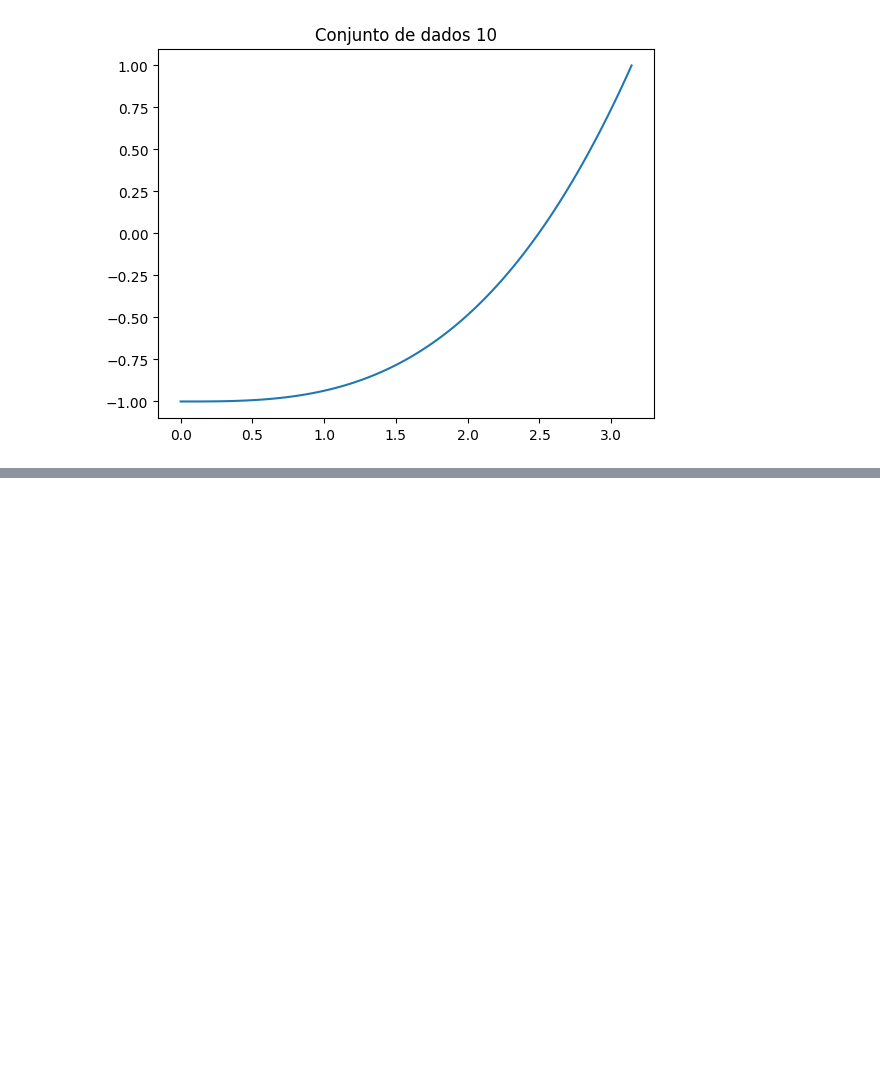
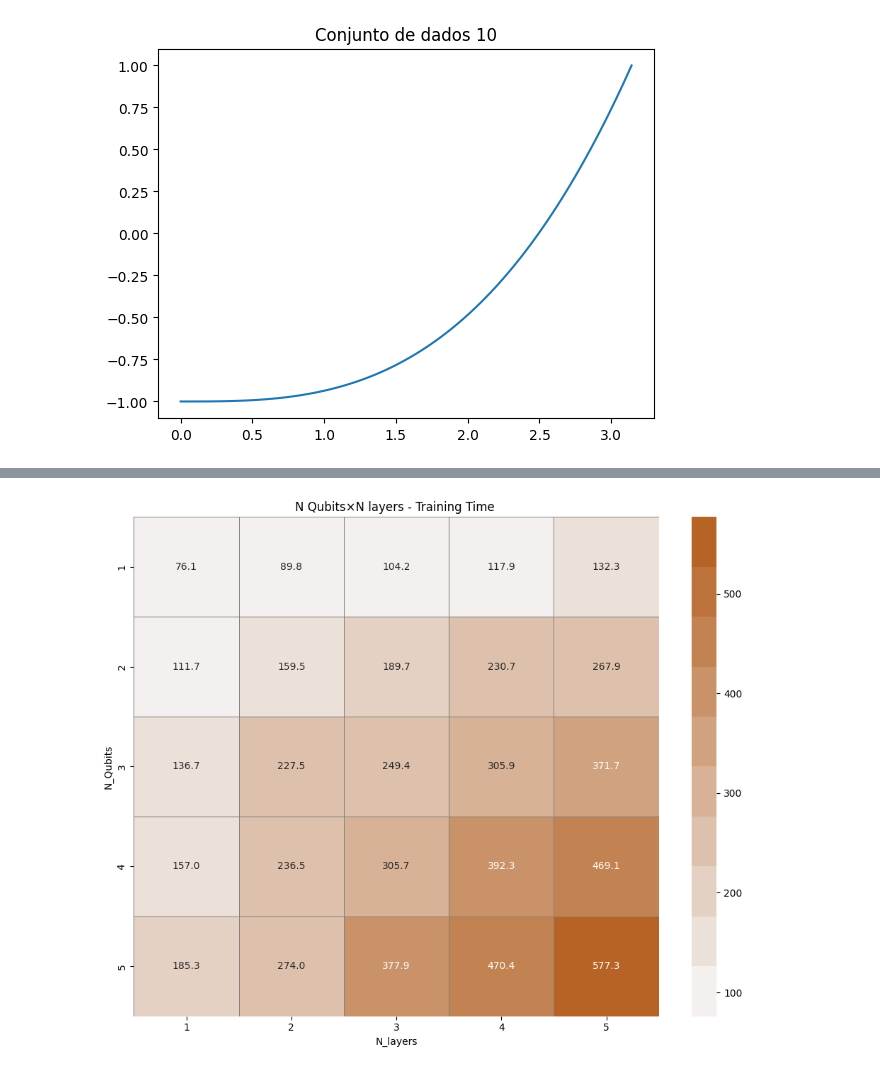
Before and after one commit to laciq-ufpe/Regressores-Quanticos, a Jupyter notebook: scripts/Embeddings/angle.ipynb, the cells around one changed output, grey strips where cells are left out. Drawn from its saved outputs; the diff is of its cells as text; code cells hidden in the pictures; blank space fills up the shorter version.

Commit message:
add: angle-x results

```diff
--- a/scripts/Embeddings/angle.ipynb
+++ b/scripts/Embeddings/angle.ipynb
@@ -77,7 +78,7 @@ class QuantumRegressor(object):
         """
         self.n_qubits = n_qubits
         self.n_layers = n_layers
-        self.device = qml.device('default.qubit', wires=self.n_qubits)
+        self.device = qml.device('lightning.qubit', wires=self.n_qubits)
         self.training_time = None
         self.circuit_depth = self._calculate_circuit_depth()
         self.training_time = -1
@@ -376,14 +377,13 @@ result_list = []
 for n in range(1,6):
     for m in range(1,6):
         for i in range(len(datasets)):
-            i=0
             dataset = datasets[i]
             X = get_data_for_qubits(n_qubits=m,dataset=dataset)
             y = dataset["y"]
             X_original = dataset["x"].reshape(-1, 1)
             model = QuantumRegressor(n_qubits=m,n_layers=n)
             #model.plot_circuit()
-            model.fit(X=X,y=y,epochs=200)
+            model.fit(X=X,y=y,epochs=500)
 
 
             y_pred = model.predict(X)
@@ -400,7 +400,7 @@ for n in range(1,6):
             # plt.legend()
             # plt.show()
 
-    result_df = pd.DataFrame(result_list)
-    result_df.to_csv('angle-X.csv', index=False)
-    result_df
+result_df = pd.DataFrame(result_list)
+result_df.to_csv('angle-X.csv', index=False)
+result_df
 # %% [output]
@@ -407,0 +420,31 @@ KeyboardInterrupt:
+# %%
+def matrix_view(axis1: str, axis2: str, value: str, df: pd.DataFrame,additional_text = "",precision=1):
+    """
+    Gera uma matriz de confusão com coloração baseada em intensidade.
+
+    Parâmetros:
+    - axis1: nome da coluna para o eixo y (ex: "real")
+    - axis2: nome da coluna para o eixo x (ex: "previsto")
+    - value: nome da coluna com os valores (ex: "frequência")
+    - df: DataFrame contendo essas colunas
+    - mode: 'higher' para intensidade proporcional ao valor alto,
+            'lower' para intensidade proporcional ao valor baixo
+    """
+
+    cmap = sns.light_palette("xkcd:copper", 10)
+
+    # Pivotar o DataFrame
+    matrix = df.pivot_table(index=axis1, columns=axis2, values=value, aggfunc='mean', fill_value=0)
+
+    # Plotar heatmap
+    plt.figure(figsize=(10, 8))
+    sns.heatmap(matrix, annot=True, fmt=f".{precision}f", cmap=cmap, linewidths=0.5, linecolor='gray')
+    plt.title(f"{axis1.replace('_',' ')}×{axis2.replace('_',' ')} - {value.replace('_',' ')} {additional_text}")
+    plt.ylabel(axis1)
+    plt.xlabel(axis2)
+    plt.tight_layout()
+    plt.show()
+# %%
+matrix_view("N_Qubits","N_layers","Training_Time",df =result_df )
+# %% [output]
+[figure, added]
```
Also changed, not shown: parts of 4 cells of this notebook, 3 other files.
